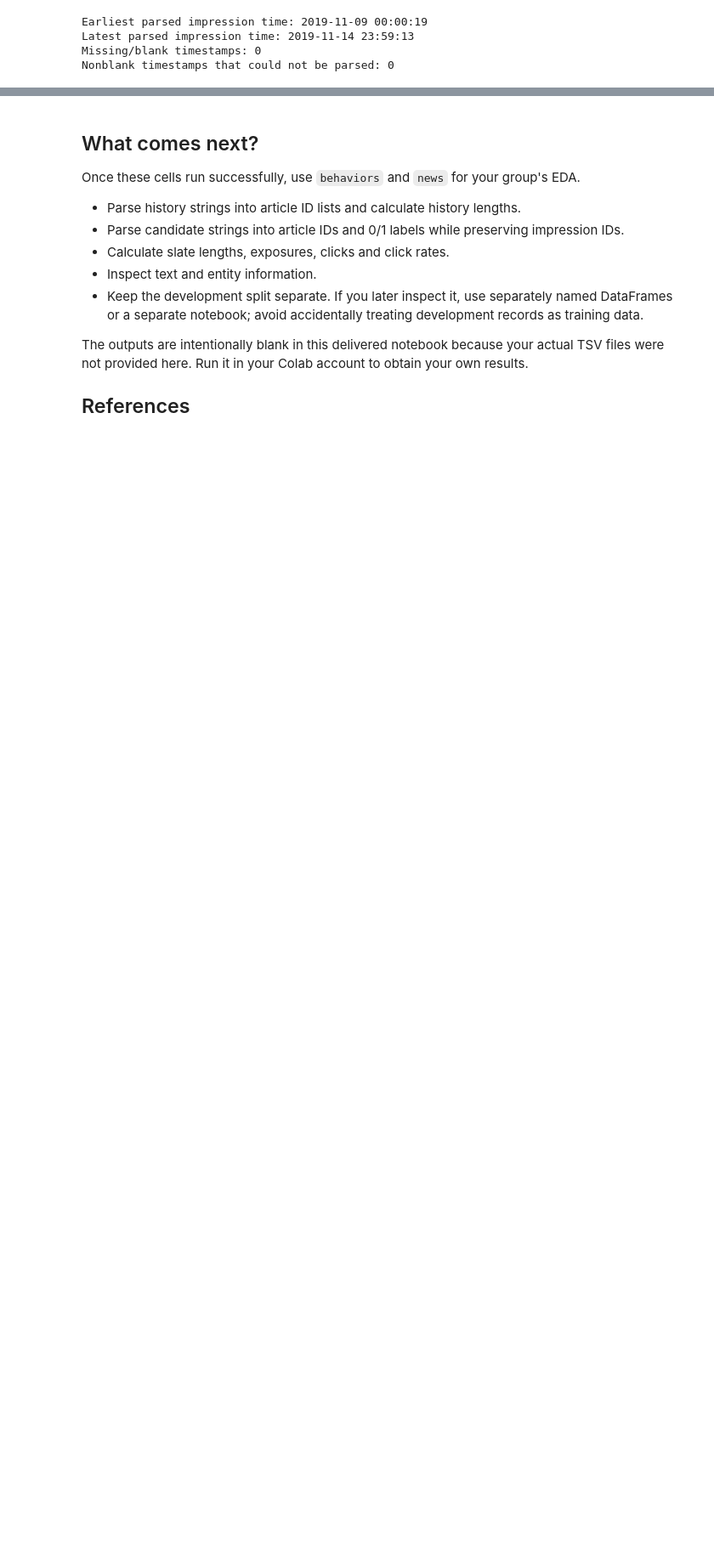
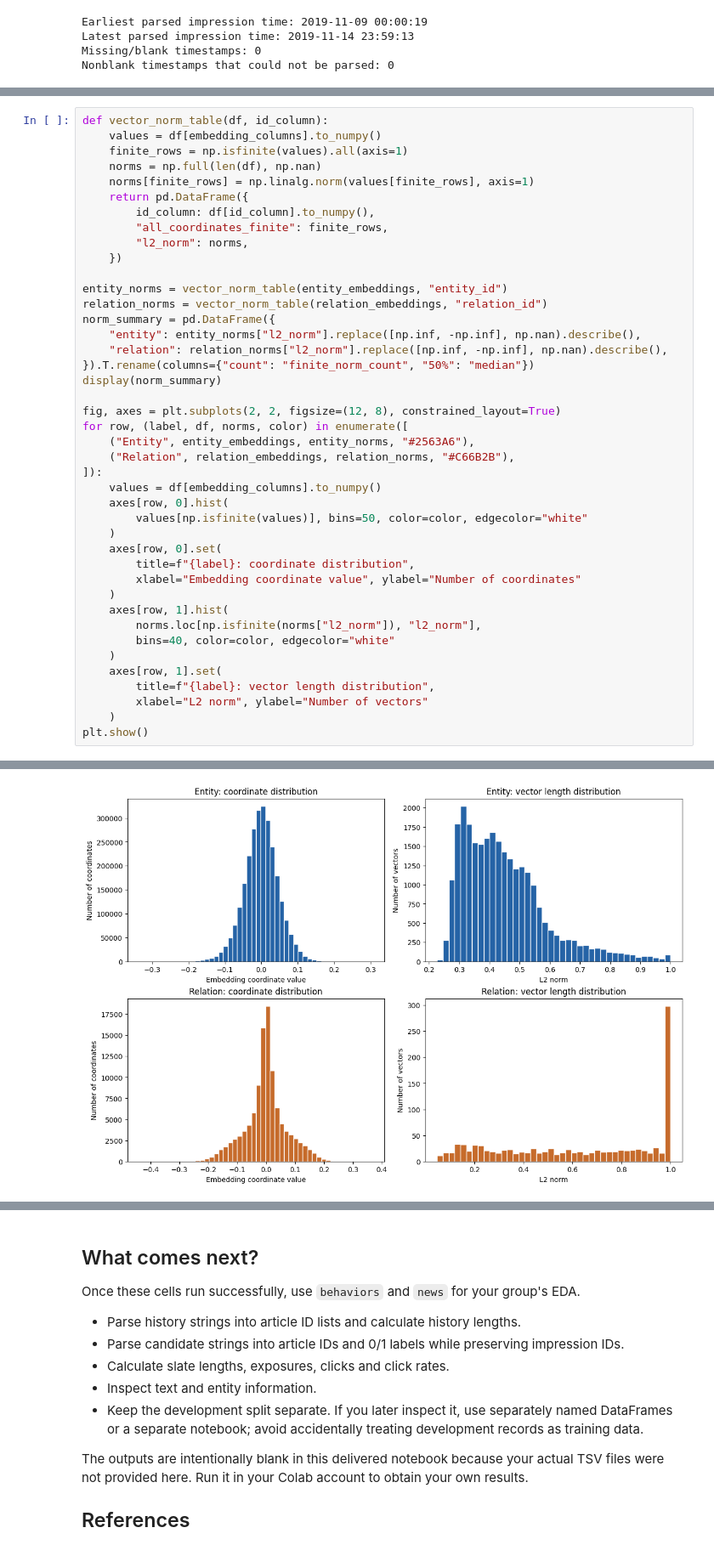
Before and after one commit to JariusF10-8/bt4222, a Jupyter notebook: notebooks/Dataset_Overview.ipynb, the cells around one changed output, grey strips where cells are left out. Shown at 85% size. Drawn from its saved outputs; the diff is of its cells as text; blank space fills up the shorter version.

Commit message:
Added basic EDA for entity and relation embeddings

```diff
--- a/notebooks/Dataset_Overview.ipynb
+++ b/notebooks/Dataset_Overview.ipynb
@@ -294,0 +486,43 @@ Nonblank timestamps that could not be parsed: 0
+# %%
+def vector_norm_table(df, id_column):
+    values = df[embedding_columns].to_numpy()
+    finite_rows = np.isfinite(values).all(axis=1)
+    norms = np.full(len(df), np.nan)
+    norms[finite_rows] = np.linalg.norm(values[finite_rows], axis=1)
+    return pd.DataFrame({
+        id_column: df[id_column].to_numpy(),
+        "all_coordinates_finite": finite_rows,
+        "l2_norm": norms,
+    })
+
+entity_norms = vector_norm_table(entity_embeddings, "entity_id")
+relation_norms = vector_norm_table(relation_embeddings, "relation_id")
+norm_summary = pd.DataFrame({
+    "entity": entity_norms["l2_norm"].replace([np.inf, -np.inf], np.nan).describe(),
+    "relation": relation_norms["l2_norm"].replace([np.inf, -np.inf], np.nan).describe(),
+}).T.rename(columns={"count": "finite_norm_count", "50%": "median"})
+display(norm_summary)
+
+fig, axes = plt.subplots(2, 2, figsize=(12, 8), constrained_layout=True)
+for row, (label, df, norms, color) in enumerate([
+    ("Entity", entity_embeddings, entity_norms, "#2563A6"),
+    ("Relation", relation_embeddings, relation_norms, "#C66B2B"),
+]):
+    values = df[embedding_columns].to_numpy()
+    axes[row, 0].hist(
+        values[np.isfinite(values)], bins=50, color=color, edgecolor="white"
+    )
+    axes[row, 0].set(
+        title=f"{label}: coordinate distribution",
+        xlabel="Embedding coordinate value", ylabel="Number of coordinates"
+    )
+    axes[row, 1].hist(
+        norms.loc[np.isfinite(norms["l2_norm"]), "l2_norm"],
+        bins=40, color=color, edgecolor="white"
+    )
+    axes[row, 1].set(
+        title=f"{label}: vector length distribution",
+        xlabel="L2 norm", ylabel="Number of vectors"
+    )
+plt.show()
+# %% [output]
@@ -294,0 +532 @@ Nonblank timestamps that could not be parsed: 0
+[figure, added]
```
Also changed, not shown: parts of 14 cells of this notebook.
